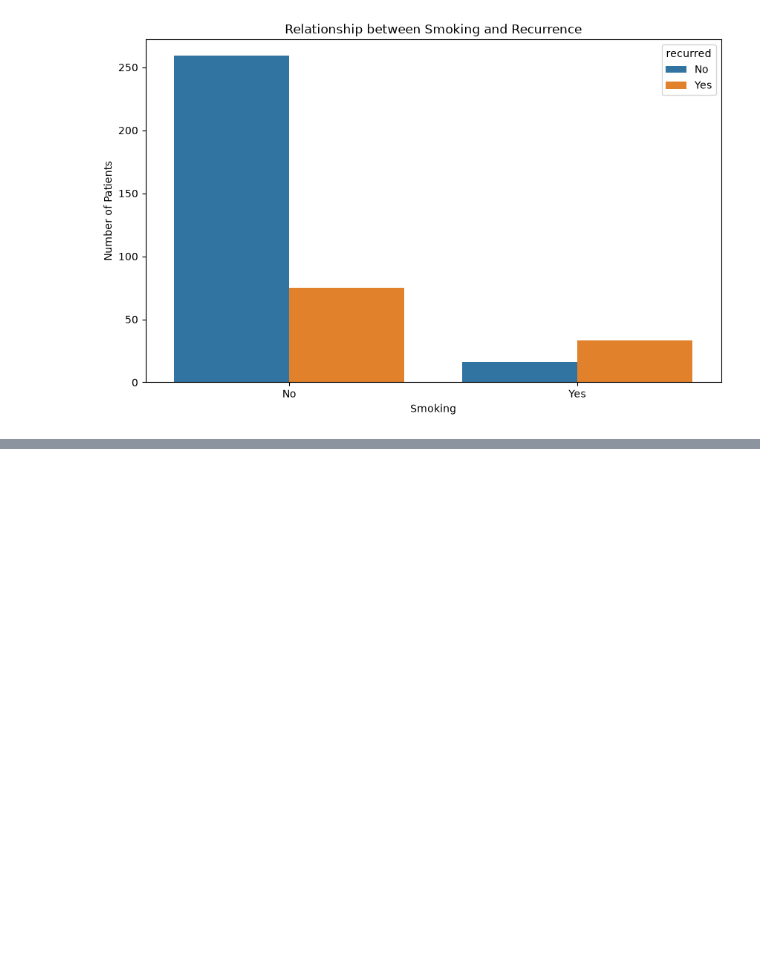
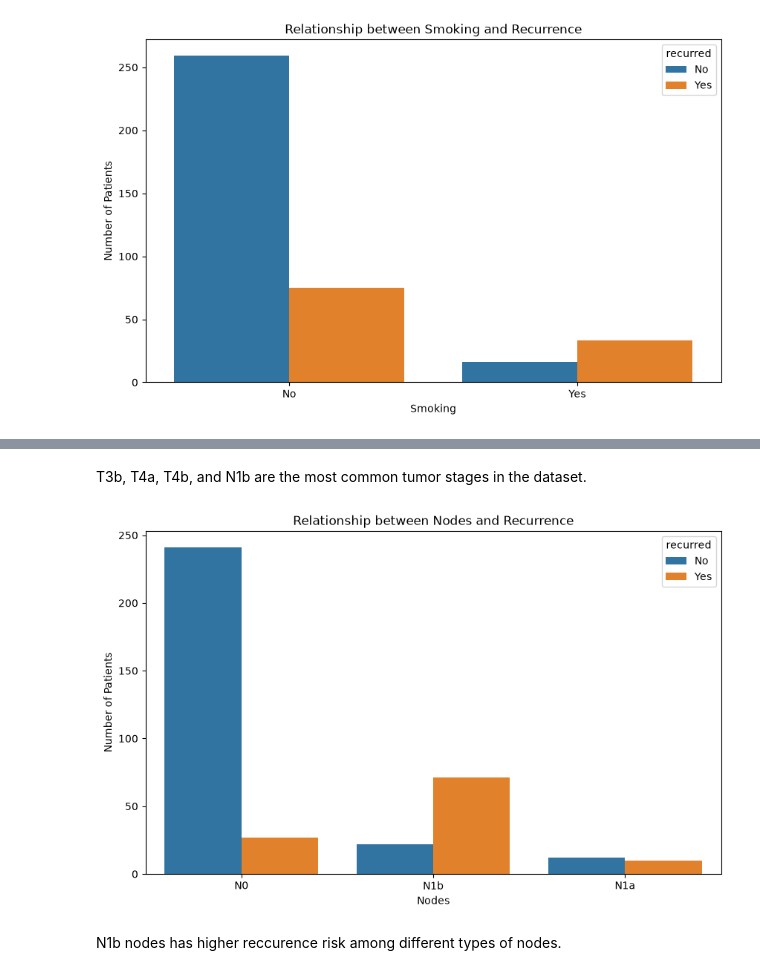
Before and after one commit to TravisArnt/thyroid-recurrence-prediction, a Jupyter notebook: notebooks/01_eda.ipynb, the cells around one changed output, grey strips where cells are left out. Saved outputs shown, nothing was run; the diff lists cells and outputs as text; code cells hidden in the pictures; blank space fills up the shorter version.

```diff
--- a/notebooks/01_eda.ipynb
+++ b/notebooks/01_eda.ipynb
@@ -199,0 +241,21 @@ plt.show()
+# %% [markdown]
+T3b, T4a, T4b, and N1b are the most common tumor stages in the dataset.
+# %%
+# Relationship between nodes and recurrence
+fig, ax = plt.subplots(figsize=(10, 6))
+
+sns.countplot(
+    data=df,
+    x='nodes',
+    hue='recurred',
+    ax=ax
+)
+ax.set_title('Relationship between Nodes and Recurrence')
+ax.set_xlabel('Nodes')
+ax.set_ylabel('Number of Patients')
+
+plt.show()
+# %% [output]
+[figure, added]
+# %% [markdown]
+N1b nodes has higher reccurence risk among different types of nodes.
```
Also changed, not shown: parts of 3 cells of this notebook.
